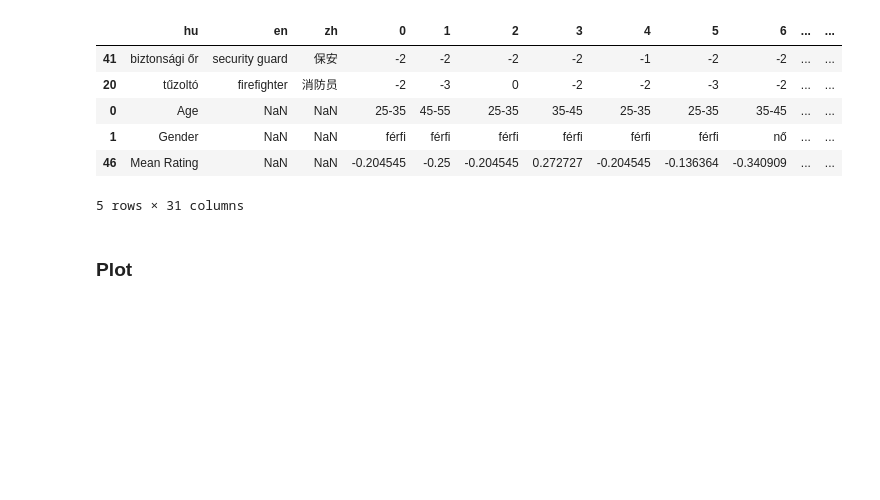
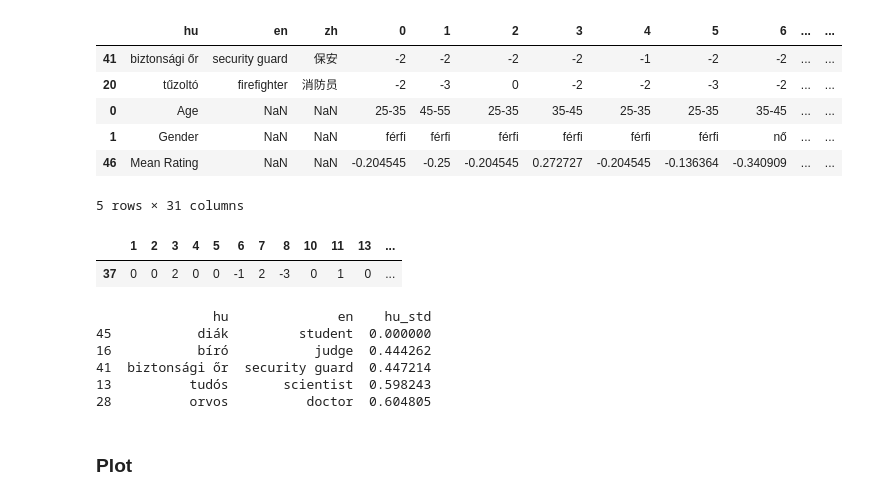
Before and after one commit to partigabor/occupational-gender-bias, a Jupyter notebook: occupations.ipynb, the cells around one changed output. Saved outputs shown, nothing was run; the diff lists cells and outputs as text; code cells hidden in the pictures; blank space fills up the shorter version.

```diff
--- a/occupations.ipynb
+++ b/occupations.ipynb
@@ -620,6 +571,23 @@ df_hu.tail()
 | 1 | Gender | NaN | NaN | férfi | férfi | férfi | férfi | férfi | férfi | nő | ... | ... |
 | 46 | Mean Rating | NaN | NaN | -0.204545 | -0.25 | -0.204545 | 0.272727 | -0.204545 | -0.136364 | -0.340909 | ... | ... |
 5 rows × 31 columns
+# %%
+# Show only rating rows for teacher
+df_hu[df_hu['en'] == 'teacher'].iloc[:, 4:-8]
+# %% [output]
+|  | 1 | 2 | 3 | 4 | 5 | 6 | 7 | 8 | 10 | 11 | 13 | ... |
+| 37 | 0 | 0 | 2 | 0 | 0 | -1 | 2 | -3 | 0 | 1 | 0 | ... |
+# %%
+# Get the top 5 words with the smallest standard deviation from df_hu
+top5_smallest_std = df_hu.nsmallest(5, 'hu_std')[['hu', 'en', 'hu_std']]
+print(top5_smallest_std)
+# %% [output]
+               hu              en    hu_std
+45           diák         student  0.000000
+16           bíró           judge  0.444262
+41  biztonsági őr  security guard  0.447214
+13          tudós       scientist  0.598243
+28          orvos          doctor  0.604805
 # %% [markdown]
 ### Plot
 # %%
```
Also changed, not shown: parts of 18 cells of this notebook, 42 other files.
